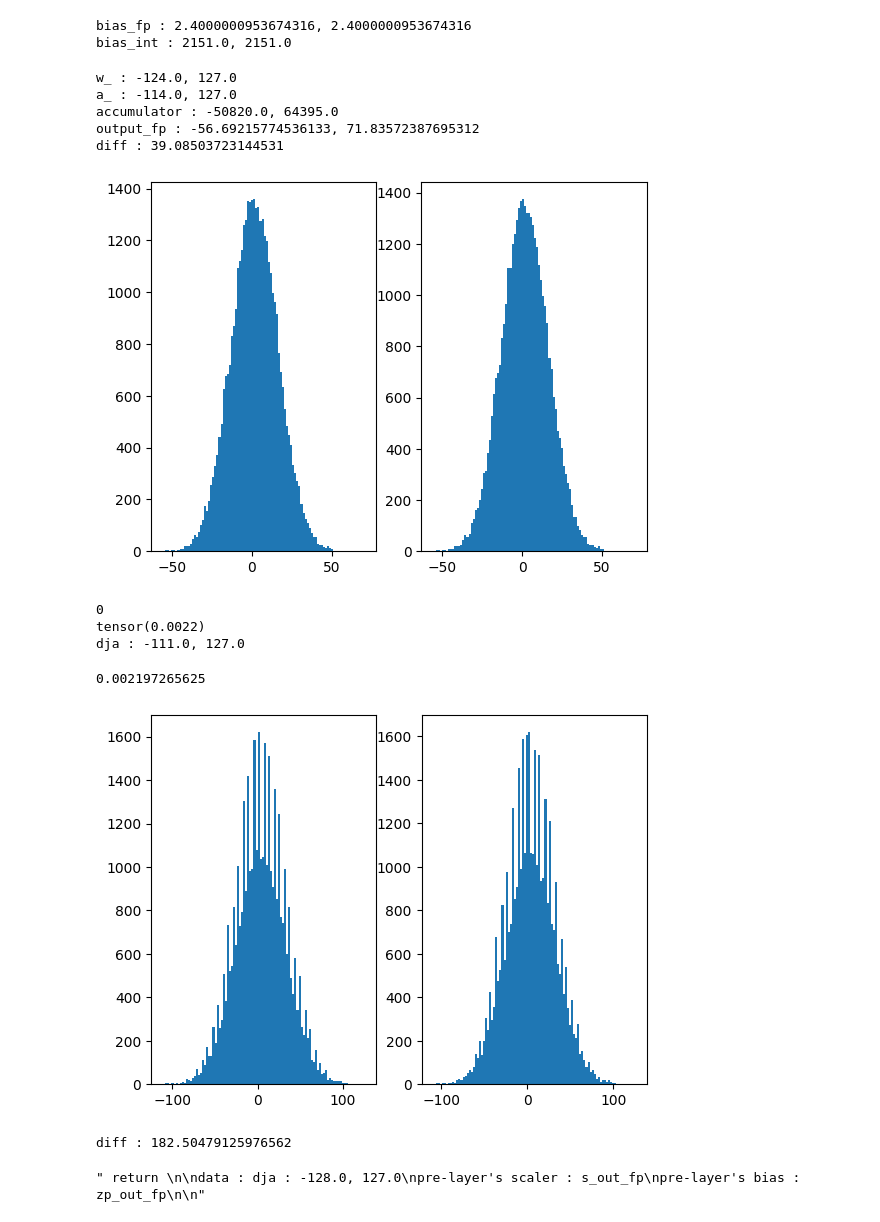
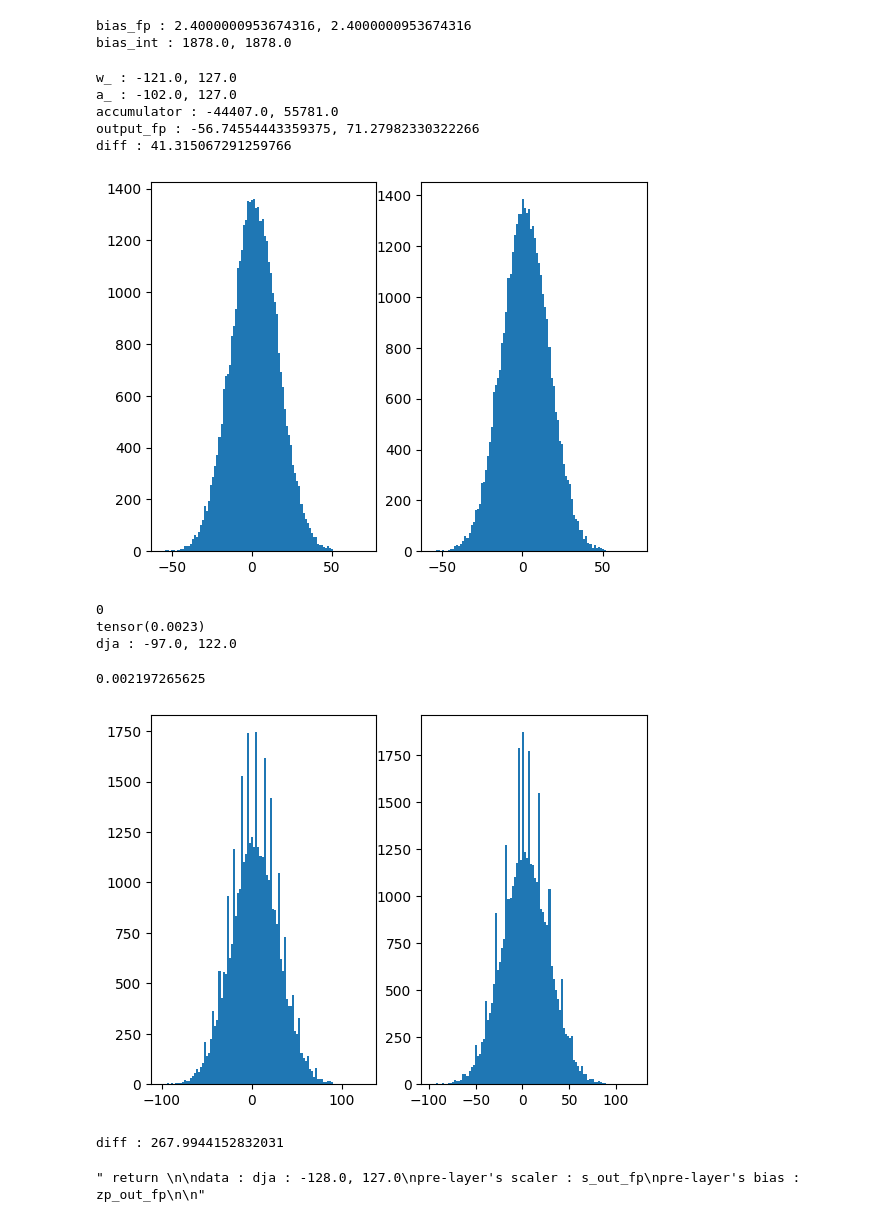
Before and after one commit to jiho264/myQuantTF, a Jupyter notebook: prac/int_sym_mm.ipynb, the cells around one changed output. Saved outputs shown, nothing was run; the diff lists cells and outputs as text; code cells hidden in the pictures.

```diff
--- a/prac/int_sym_mm.ipynb
+++ b/prac/int_sym_mm.ipynb
@@ -15,8 +15,7 @@ torch.random.manual_seed(0)
 w_fp = torch.randn(197, 197)
 
 
-s_w = (w_fp.max() - w_fp.min()) / 255
-zp_w = -(w_fp.min() / s_w).round() - 128
+s_w = w_fp.abs().max() / 127
 zp_w = 0
 w_int = (
     torch.clamp((w_fp / s_w).round() + zp_w, -128, 127).to(torch.int8).to(torch.float32)
@@ -40,8 +39,7 @@ diff: 1.9999221563339233
 # %%
 a_fp = torch.randn(197, 197) + 0.3
 
-s_a = (a_fp.max() - a_fp.min()) / 255
-zp_a = -(a_fp.min() / s_a).round() - 128
+s_a = a_fp.abs().max() / 127
 zp_a = 0
 
 a_int = (
@@ -70,12 +68,12 @@ bias_int = torch.round(bias_fp / s_w / s_a)
 print(f"bias_int : {bias_int.min()}, {bias_int.max()}")
 # %% [output]
 bias_fp : 2.4000000953674316, 2.4000000953674316
-bias_int : 2151.0, 2151.0
+bias_int : 1878.0, 1878.0
 # %%
 orgfpout = torch.matmul(w_fp, a_fp) + bias_fp
 
-w_ = w_int - zp_w
-a_ = a_int - zp_a
+w_ = w_int
+a_ = a_int
 
 print(f"w_ : {w_.min()}, {w_.max()}")
 print(f"a_ : {a_.min()}, {a_.max()}")
@@ -92,15 +90,14 @@ ax[0].hist(orgfpout.flatten().numpy(), bins=100)
 ax[1].hist(output_fp.flatten().numpy(), bins=100)
 plt.show()
 # %% [output]
-w_ : -124.0, 127.0
-a_ : -114.0, 127.0
-accumulator : -50820.0, 64395.0
-output_fp : -56.69215774536133, 71.83572387695312
-diff : 39.08503723144531
+w_ : -121.0, 127.0
+a_ : -102.0, 127.0
+accumulator : -44407.0, 55781.0
+output_fp : -56.74554443359375, 71.27982330322266
+diff : 41.315067291259766
-[figure, old version]
+[figure, new version]
 # %%
-s_out_fp = (output_fp.max() - output_fp.min()) / 255
-zp_out_fp = -(output_fp.min() / s_out_fp).round() - 128
+s_out_fp = output_fp.abs().max() / 127
 zp_out_fp = 0
 print(zp_out_fp)
 
@@ -114,34 +111,33 @@ dja = (
 print(f"dja : {dja.min()}, {dja.max()}")
 # %% [output]
 0
-tensor(0.0022)
-dja : -111.0, 127.0
+tensor(0.0023)
+dja : -97.0, 122.0
 # %%
 18 / 2**13
 # %% [output]
 0.002197265625
 # %%
-s_orgfpout = (orgfpout.max() - orgfpout.min()) / 255
-zp_orgfpout = -(orgfpout.min() / s_orgfpout).round() - 128
+s_orgfpout = orgfpout.abs().max() / 127
 zp_orgfpout = 0
 
 orgfpout_int = (
     torch.clamp((orgfpout / s_orgfpout).round() + zp_orgfpout, -128, 127)
     .to(torch.int8)
     .to(torch.float32)
 )
 
 
 fig, ax = plt.subplots(1, 2)
 
 ax[0].hist(orgfpout_int.flatten().numpy(), bins=100)
 ax[1].hist(dja.flatten().numpy(), bins=100)
 plt.show()
 
 print(f"diff : {torch.norm(orgfpout_int - dja)}")
 # %% [output]
-[figure, old version]
+[figure, new version]
-diff : 182.50479125976562
+diff : 267.9944152832031
 # %%
 """ return
 
```
Also changed, not shown: parts of 2 cells of this notebook, 2 other files.
